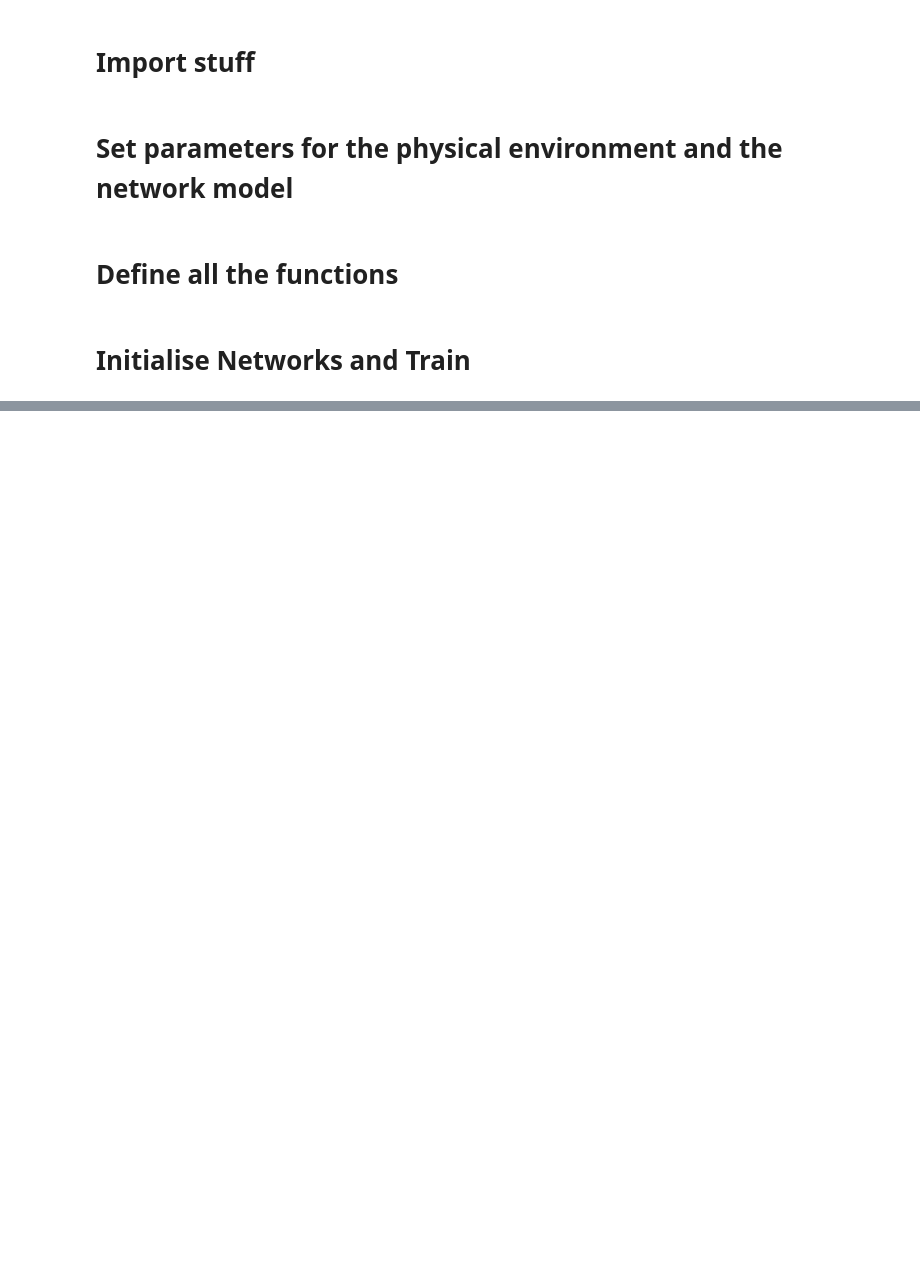
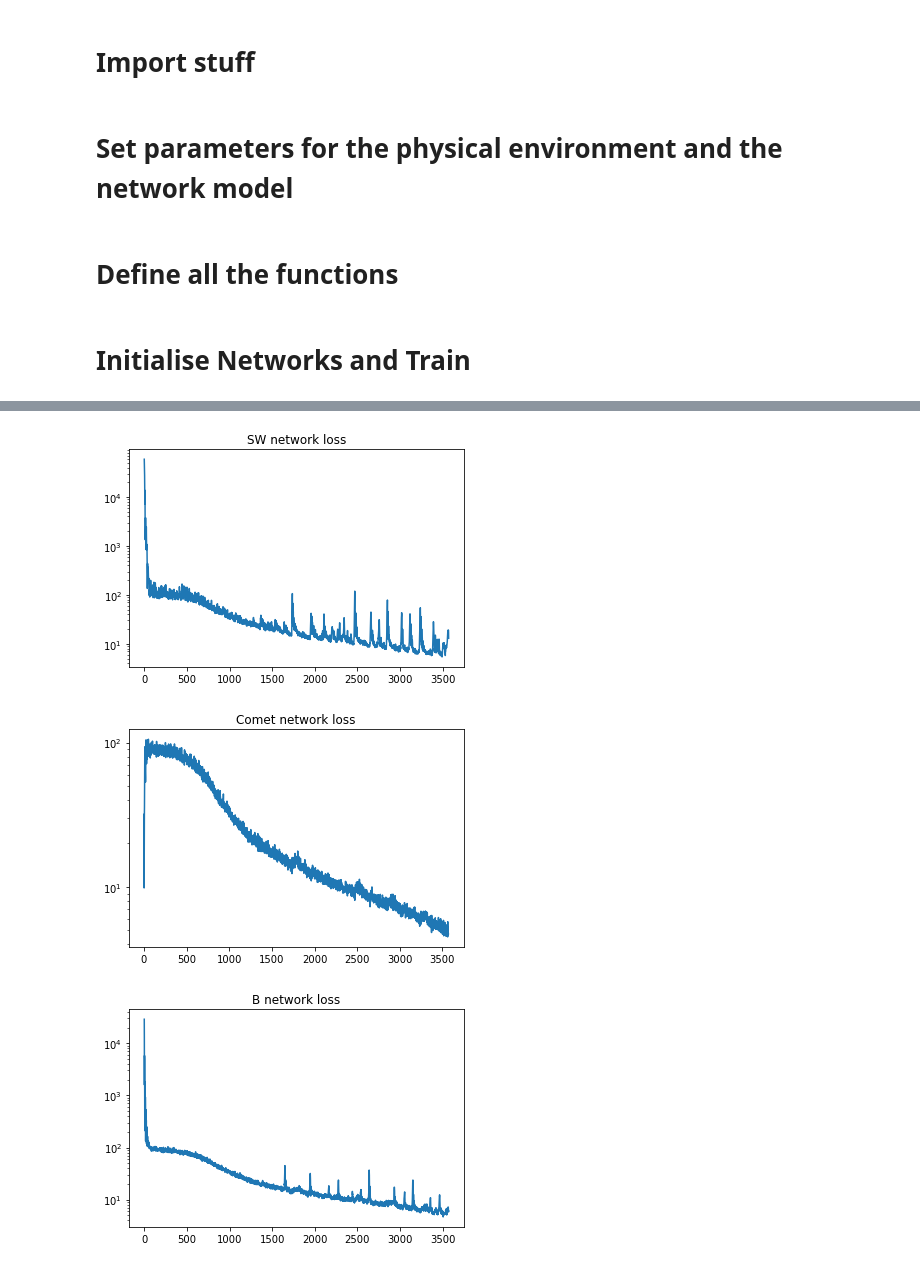
Before and after one commit to alexandercushen/Comet-Plasma-ML, a Jupyter notebook: Rubin2015_attempt4(many_network).ipynb, the cells around one changed output, grey strips where cells are left out. Cells and saved outputs as stored; diff of their text form; code cells hidden in the pictures; blank space fills up the shorter version.

```diff
--- a/Rubin2015_attempt4(many_network).ipynb
+++ b/Rubin2015_attempt4(many_network).ipynb
@@ -494,3 +565,22 @@ Average vector magnitude: 0.3522164 km/s
+# %%
+
+
+plt.plot(sw_training_loss)
+plt.yscale("log")
+plt.title("SW network loss")
+plt.show()
+plt.plot(comet_training_loss)
+plt.yscale("log")
+plt.title("Comet network loss")
+plt.show()
+plt.plot(B_training_loss)
+plt.yscale("log")
+plt.title("B network loss")
+plt.show()
+# %% [output]
+[figure, added]
+[figure, added]
+[figure, added]
 # %%
 PLOT1()
 # %% [output]
```
Also changed, not shown: parts of 7 cells of this notebook.
